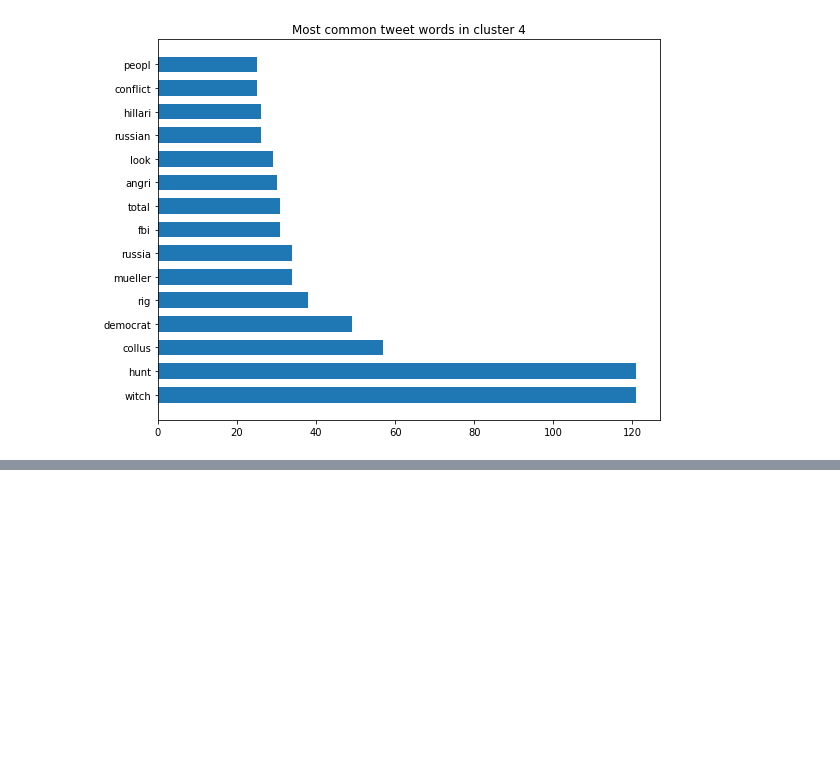
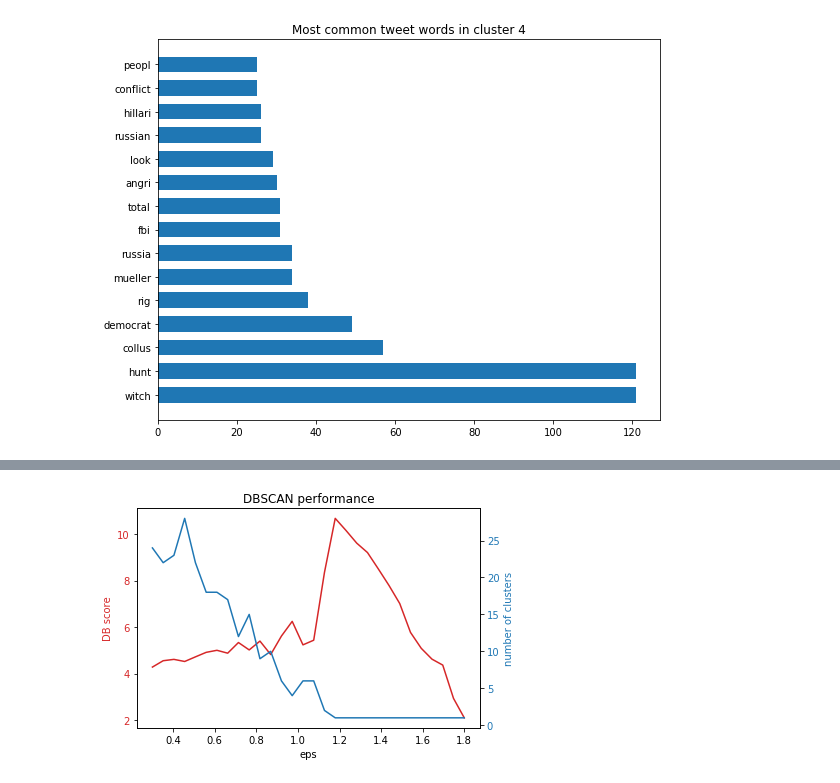
Before and after one commit to RojerGS/DataScience, a Jupyter notebook: TrumpTweetsClustering/oneHotPCA.ipynb, the cells around one changed output, grey strips where cells are left out. Drawn from its saved outputs; the diff is of its cells as text; code cells hidden in the pictures; blank space fills up the shorter version.

```diff
--- a/TrumpTweetsClustering/oneHotPCA.ipynb
+++ b/TrumpTweetsClustering/oneHotPCA.ipynb
@@ -299,7 +336,7 @@ Using eps = 1.5 , got 2 clusters
 # %%
-reduced = get_pca(11)
+reduced = get_pca(20)
 # apply the DBSCAN algorithm to the reduced data
-dbscan = DBSCAN(min_samples=10).fit(reduced)
+dbscan = DBSCAN(eps=1.5, min_samples=30).fit(reduced)
 dbscan_clusters = [[] for i in range(max(dbscan.labels_+1))]
 for idx, lbl in enumerate(dbscan.labels_):
     dbscan_clusters[lbl].append(idx)
@@ -334,0 +367,37 @@ We have 1064 words, of which 632 are unique
+# %%
+# apply the DBSCAN algorithm to the data for different values of K
+# FIX THE ARGUMENT MIN_SAMPLES
+reduced = get_pca(20)
+Eps = np.linspace(.3,1.8,30)
+DB = np.zeros_like(Eps).astype(float)
+sizes = []
+for i, eps in enumerate(Eps):
+    dbscan = DBSCAN(eps = eps).fit(reduced)
+    dbscan_clusters = [[] for i in range(max(dbscan.labels_+1))]
+    for idx, lbl in enumerate(dbscan.labels_):
+        dbscan_clusters[lbl].append(idx)
+    sizes.append(len(dbscan_clusters))
+    with np.errstate(divide='ignore'):
+        DB[i] = davies_bouldin_score(mat, dbscan.labels_)
+
+## Plot results of DBSCAN for different valus of eps
+fig, ax1 = plt.subplots()
+
+color = 'tab:red'
+ax1.set_xlabel('eps')
+ax1.set_ylabel('DB score', color=color)
+ax1.plot(Eps, DB, color=color)
+ax1.tick_params(axis='y', labelcolor=color)
+
+ax2 = ax1.twinx()  # instantiate a second axes that shares the same x-axis
+
+color = 'tab:blue'
+ax2.set_ylabel('number of clusters', color=color)  # we already handled the x-label with ax1
+ax2.plot(Eps, sizes, color=color)
+ax2.tick_params(axis='y', labelcolor=color)
+plt.title(f'DBSCAN performance')
+
+fig.tight_layout()  # otherwise the right y-label is slightly clipped
+plt.show()
+# %% [output]
+[figure, added]
```
Also changed, not shown: parts of 4 cells of this notebook, 3 other files.
